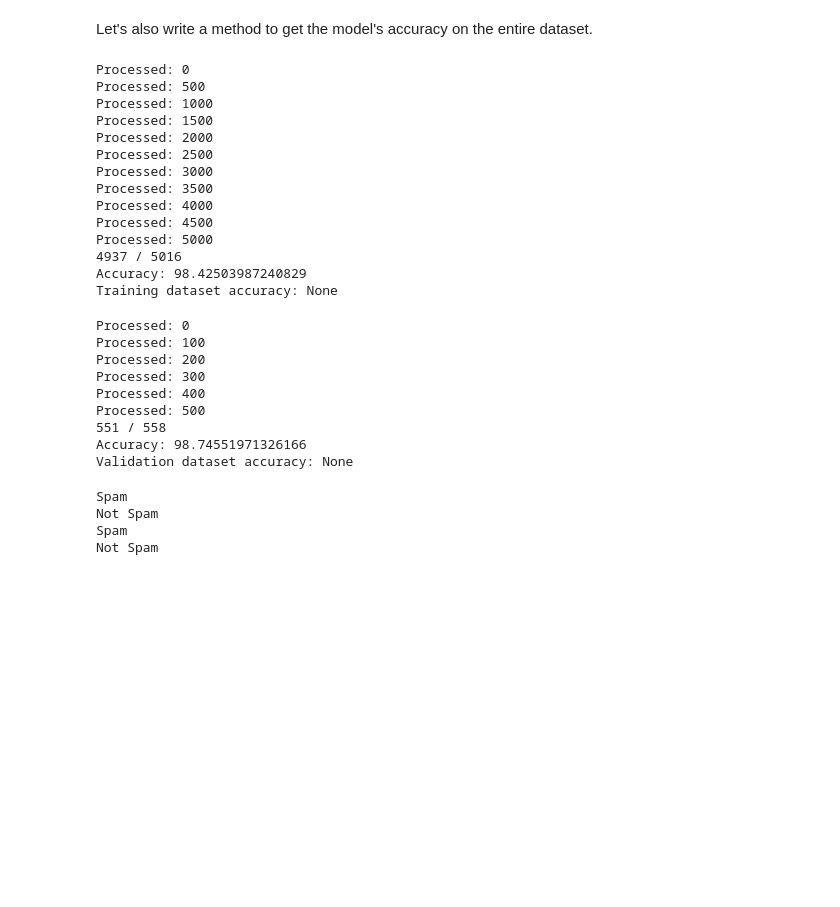
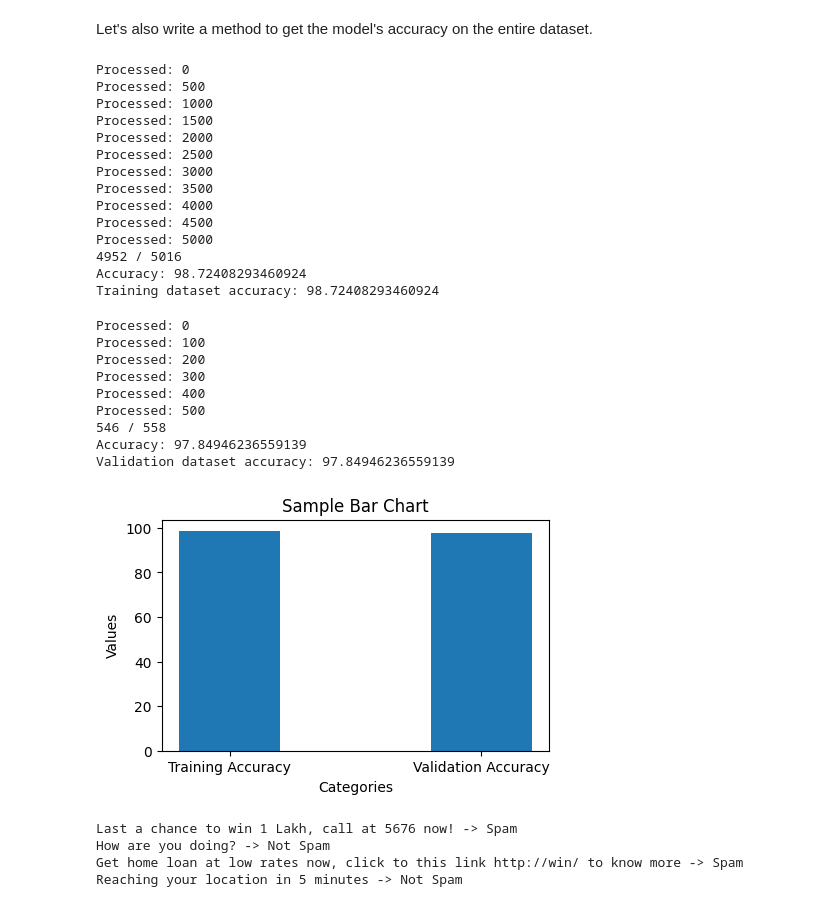
Before and after one commit to SauravP97/llm-finetune, a Jupyter notebook: fine-tune-gpt2-spam-classifier.ipynb, the cells around one changed output. Drawn from its saved outputs; the diff is of its cells as text; code cells hidden in the pictures; blank space fills up the shorter version.

```diff
--- a/fine-tune-gpt2-spam-classifier.ipynb
+++ b/fine-tune-gpt2-spam-classifier.ipynb
@@ -319,9 +346,13 @@ def get_dataset_accuracy(tokenized_dataset, log_interval):
         processed += 1
 
     print(f'{correct_predictions} / {len(encoded_messages)}')
-    print(f'Accuracy: {(correct_predictions/len(encoded_messages)) * 100.0}')
+    accuracy = (correct_predictions/len(encoded_messages)) * 100.0
+    print(f'Accuracy: {accuracy}')
+
+    return accuracy
 # %%
-print(f'Training dataset accuracy: {get_dataset_accuracy(tokenized_training_dataset, log_interval=500)}')
+train_accuracy = get_dataset_accuracy(tokenized_training_dataset, log_interval=500)
+print(f'Training dataset accuracy: {train_accuracy}')
 # %% [output]
 Processed: 0
 Processed: 500
@@ -334,11 +365,12 @@ Processed: 3500
 Processed: 4000
 Processed: 4500
 Processed: 5000
-4937 / 5016
-Accuracy: 98.42503987240829
-Training dataset accuracy: None
+4952 / 5016
+Accuracy: 98.72408293460924
+Training dataset accuracy: 98.72408293460924
 # %%
-print(f'Validation dataset accuracy: {get_dataset_accuracy(tokenized_validation_dataset, log_interval=100)}')
+validation_accuracy = get_dataset_accuracy(tokenized_validation_dataset, log_interval=100)
+print(f'Validation dataset accuracy: {validation_accuracy}')
 # %% [output]
 Processed: 0
 Processed: 100
@@ -346,16 +378,45 @@ Processed: 200
 Processed: 300
 Processed: 400
 Processed: 500
-551 / 558
-Accuracy: 98.74551971326166
-Validation dataset accuracy: None
+546 / 558
+Accuracy: 97.84946236559139
+Validation dataset accuracy: 97.84946236559139
+# %%
+import numpy as np
+
+def plot_bar_chart(training_accuracy, validation_accuracy):
+    # Data for the bar chart
+    categories = np.array(["Training Accuracy", "Validation Accuracy"])
+    values = np.array([training_accuracy, validation_accuracy])
+
+    # Create the bar chart
+    plt.figure(figsize=(5, 3))
+    plt.bar(categories, values, width=0.4)
+
+    # Add labels and a title
+    plt.xlabel("Categories")
+    plt.ylabel("Values")
+    plt.title("Sample Bar Chart")
+
+    # Display the chart
+    plt.show()
+
+plot_bar_chart(train_accuracy, validation_accuracy)
+# %% [output]
+[figure, added]
 # %%
-print(gpt2_sentiment_model.predict('Last a chance to win 1 Lakh, call at 5676 now!'))
-print(gpt2_sentiment_model.predict('How are you doing?'))
-print(gpt2_sentiment_model.predict('Get home loan at low rates now, click to this link to know more'))
-print(gpt2_sentiment_model.predict('Reaching your location in 5 minutes'))
+messages = [
+    'Last a chance to win 1 Lakh, call at 5676 now!',
+    'How are you doing?',
+    'Get home loan at low rates now, click to this link http://win/ to know more',
+    'Reaching your location in 5 minutes'
+]
+
+for message in messages:
+    prediction = gpt2_sentiment_model.predict(message)
+    print(f'{message} -> {prediction}')
 # %% [output]
-Spam
-Not Spam
-Spam
-Not Spam
+Last a chance to win 1 Lakh, call at 5676 now! -> Spam
+How are you doing? -> Not Spam
+Get home loan at low rates now, click to this link http://win/ to know more -> Spam
+Reaching your location in 5 minutes -> Not Spam
```
Also changed, not shown: parts of 7 cells of this notebook, 1 other file.
